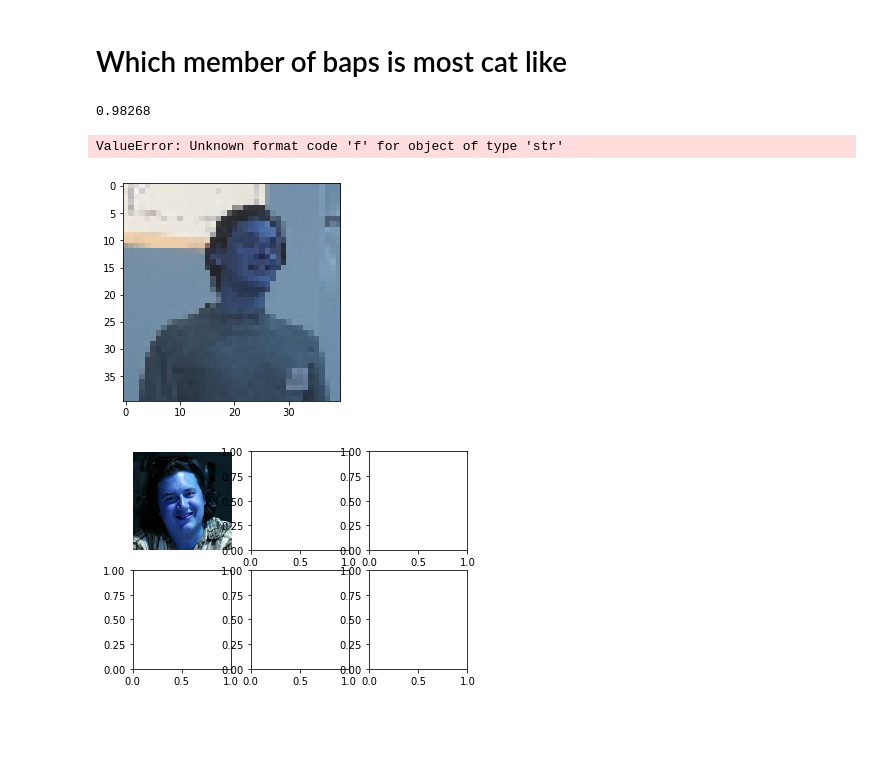
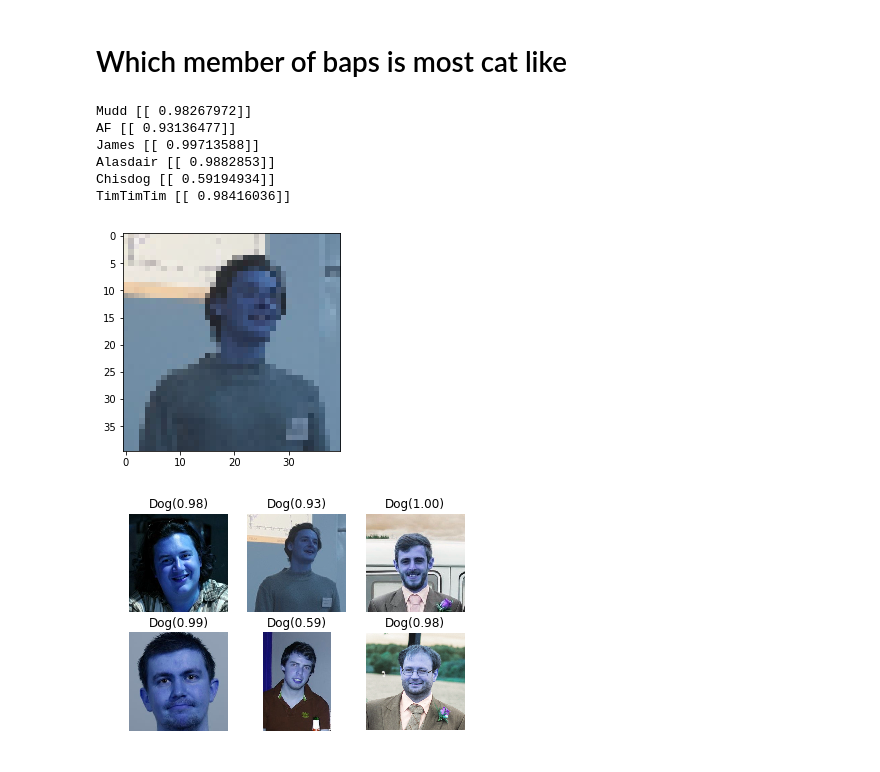
Before and after one commit to Williams224/CatDog, a Jupyter notebook: CatDogTensorFlow.ipynb, the cells around one changed output. Cells and saved outputs as stored; diff of their text form; code cells hidden in the pictures; blank space fills up the shorter version.

```diff
--- a/CatDogTensorFlow.ipynb
+++ b/CatDogTensorFlow.ipynb
@@ -194,29 +194,34 @@ C_{i,j}= Number known to be in group i, but actually in group j
 # %%
 baps_names=["Mudd", "AF", "James", "Alasdair", "Chisdog", "TimTimTim"]
 baps_images=[cv2.imread(n+".jpg") for n in baps_names]
 
 baps_downscaled=[np.array(cv2.resize(img, (target_size, target_size))) for img in baps_images]
 
 plt.imshow(baps_downscaled[1])
 
 baps_normalised=Normalise(np.array(baps_downscaled))
 
 figure, axarr=plt.subplots(2,3)
 axarr=axarr.flatten()
 
 for bap in baps_names:
     idx=baps_names.index(bap)
     image_to_predict=baps_normalised[idx]
     image_to_predict = image_to_predict[np.newaxis,:,:,:]
     pred_v=CNNModel.predict(image_to_predict)
-    print pred_v.flatten()[-1]
     predicted_label = "Cat" if pred_v <0.5 else "Dog"
     axarr[idx].axis('off')
     axarr[idx].imshow(baps_images[idx])
-    axarr[idx].set_title(predicted_label+("({v:.2f})".format(v=pred_v)))
+    axarr[idx].set_title(predicted_label+("({v:.2f})".format(v=pred_v.flatten()[-1])))
     print bap,pred_v
+
+figure.savefig("BapsDogs.pdf")
 # %% [output]
-0.98268
+Mudd [[ 0.98267972]]
+AF [[ 0.93136477]]
+James [[ 0.99713588]]
+Alasdair [[ 0.9882853]]
+Chisdog [[ 0.59194934]]
+TimTimTim [[ 0.98416036]]
-ValueError: Unknown format code 'f' for object of type 'str'
 [figure]
-[figure, old version]
+[figure, new version]
```
